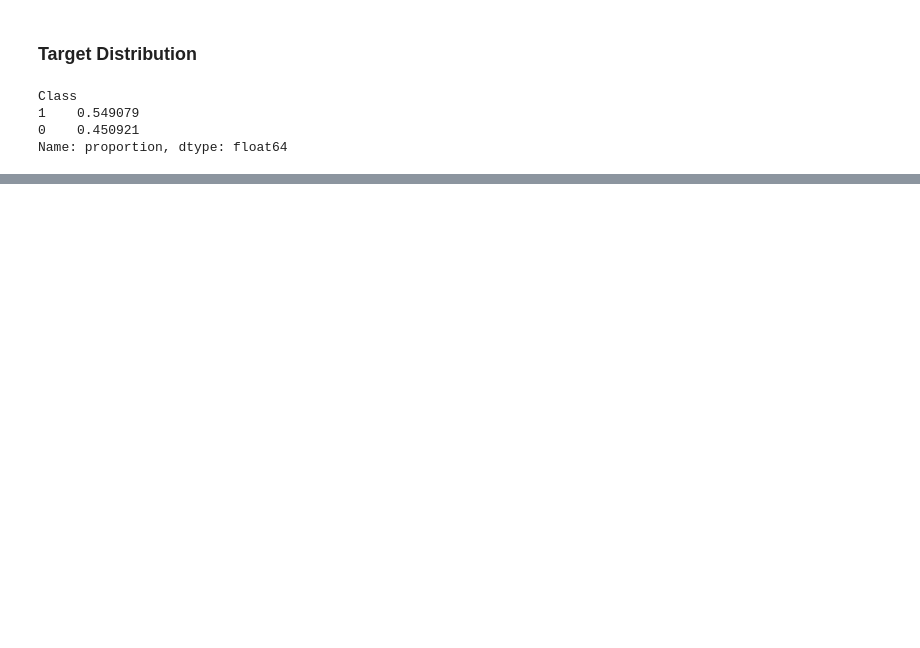
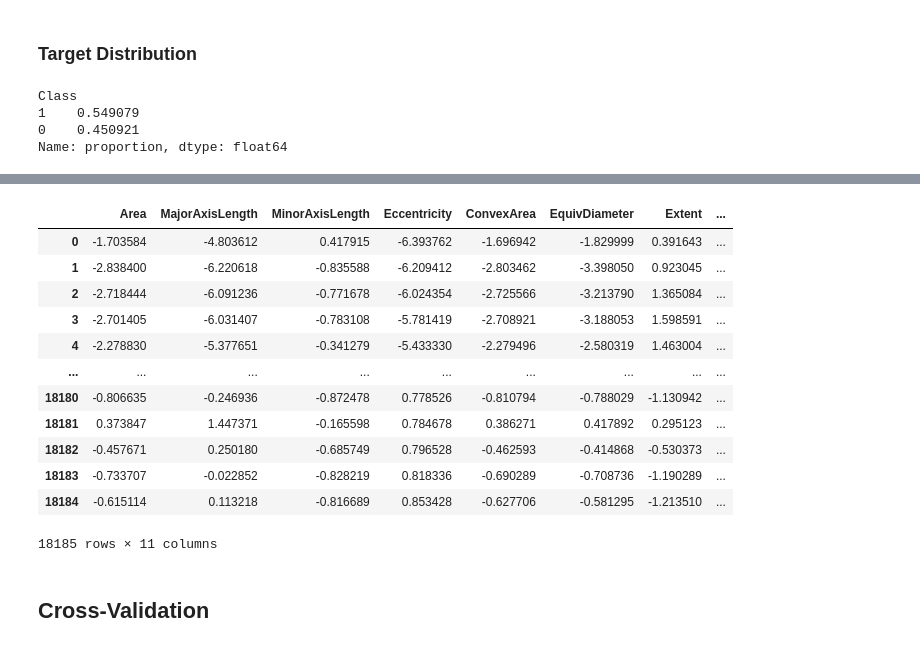
Before and after one commit to Nathdo/TestProdV1, a Jupyter notebook: notebooks/EDA.ipynb, the cells around one changed output, grey strips where cells are left out. Cells and saved outputs as stored; diff of their text form; code cells hidden in the pictures; blank space fills up the shorter version.

```diff
--- a/notebooks/EDA.ipynb
+++ b/notebooks/EDA.ipynb
@@ -56,0 +131,27 @@ Name: proportion, dtype: float64
+# %%
+def standardization(data: pd.DataFrame) -> pd.DataFrame:
+    '''
+    Standardization => Z = (X - Mu) / Std
+    '''
+    cols = data.drop('Class', axis = 1).columns
+    data[cols] = (data[cols] - data[cols].mean()) / data[cols].std()
+    return data
+# %%
+data = standardization(data = data)
+data
+# %% [output]
+|  | Area | MajorAxisLength | MinorAxisLength | Eccentricity | ConvexArea | EquivDiameter | Extent | ... |
+| 0 | -1.703584 | -4.803612 | 0.417915 | -6.393762 | -1.696942 | -1.829999 | 0.391643 | ... |
+| 1 | -2.838400 | -6.220618 | -0.835588 | -6.209412 | -2.803462 | -3.398050 | 0.923045 | ... |
+| 2 | -2.718444 | -6.091236 | -0.771678 | -6.024354 | -2.725566 | -3.213790 | 1.365084 | ... |
+| 3 | -2.701405 | -6.031407 | -0.783108 | -5.781419 | -2.708921 | -3.188053 | 1.598591 | ... |
+| 4 | -2.278830 | -5.377651 | -0.341279 | -5.433330 | -2.279496 | -2.580319 | 1.463004 | ... |
+| ... | ... | ... | ... | ... | ... | ... | ... | ... |
+| 18180 | -0.806635 | -0.246936 | -0.872478 | 0.778526 | -0.810794 | -0.788029 | -1.130942 | ... |
+| 18181 | 0.373847 | 1.447371 | -0.165598 | 0.784678 | 0.386271 | 0.417892 | 0.295123 | ... |
+| 18182 | -0.457671 | 0.250180 | -0.685749 | 0.796528 | -0.462593 | -0.414868 | -0.530373 | ... |
+| 18183 | -0.733707 | -0.022852 | -0.828219 | 0.818336 | -0.690289 | -0.708736 | -1.190289 | ... |
+| 18184 | -0.615114 | 0.113218 | -0.816689 | 0.853428 | -0.627706 | -0.581295 | -1.213510 | ... |
+18185 rows × 11 columns
+# %% [markdown]
+## Cross-Validation
```
Also changed, not shown: parts of 9 cells of this notebook, 5 other files.
